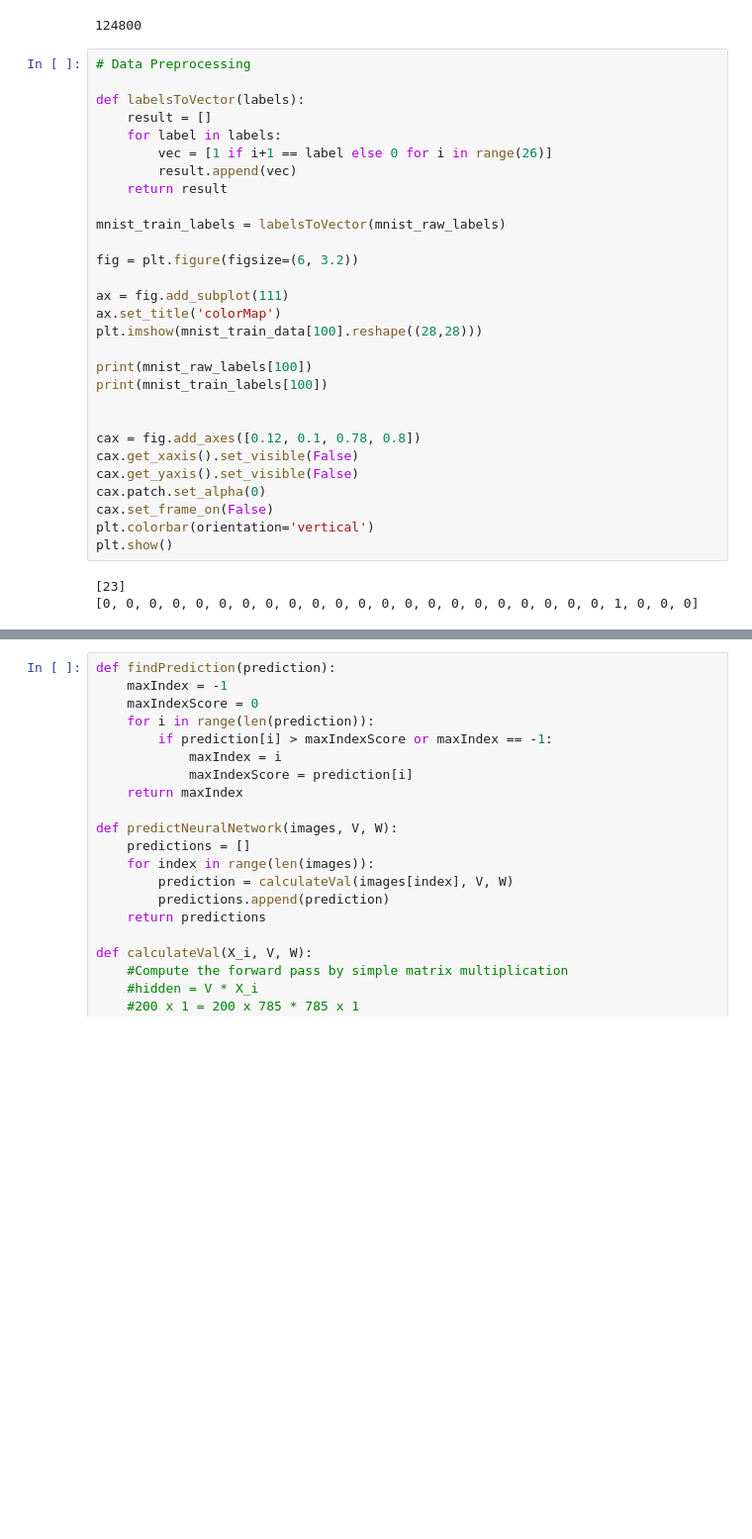
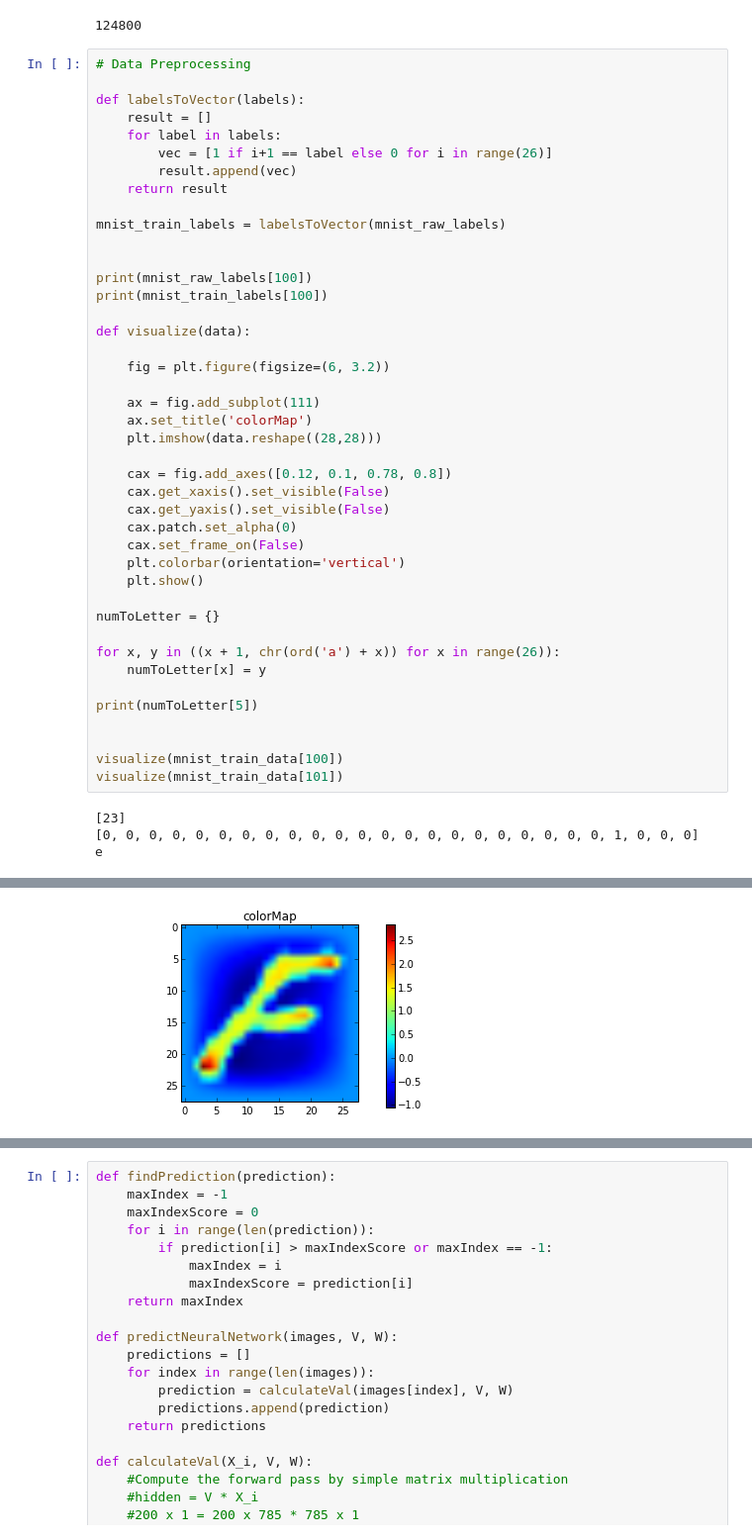
Before and after one commit to dantetam/tensorflowtest, a Jupyter notebook: hw06/CS189_HW06_CODE.ipynb, the cells around one changed output, grey strips where cells are left out. Shown at 99% size. Drawn from its saved outputs; the diff is of its cells as text; blank space fills up the shorter version.

```diff
--- a/hw06/CS189_HW06_CODE.ipynb
+++ b/hw06/CS189_HW06_CODE.ipynb
@@ -40,36 +40,51 @@ print(len(mnist_train_data))
 # %%
 # Data Preprocessing
 
 def labelsToVector(labels):
     result = []
     for label in labels:
         vec = [1 if i+1 == label else 0 for i in range(26)]
         result.append(vec)
     return result
 
 mnist_train_labels = labelsToVector(mnist_raw_labels)
 
-fig = plt.figure(figsize=(6, 3.2))
-
-ax = fig.add_subplot(111)
-ax.set_title('colorMap')
-plt.imshow(mnist_train_data[100].reshape((28,28)))
 
 print(mnist_raw_labels[100])
 print(mnist_train_labels[100])
 
+def visualize(data):
 
-cax = fig.add_axes([0.12, 0.1, 0.78, 0.8])
-cax.get_xaxis().set_visible(False)
-cax.get_yaxis().set_visible(False)
-cax.patch.set_alpha(0)
-cax.set_frame_on(False)
-plt.colorbar(orientation='vertical')
-plt.show()
+    fig = plt.figure(figsize=(6, 3.2))
+
+    ax = fig.add_subplot(111)
+    ax.set_title('colorMap')
+    plt.imshow(data.reshape((28,28)))
+
+    cax = fig.add_axes([0.12, 0.1, 0.78, 0.8])
+    cax.get_xaxis().set_visible(False)
+    cax.get_yaxis().set_visible(False)
+    cax.patch.set_alpha(0)
+    cax.set_frame_on(False)
+    plt.colorbar(orientation='vertical')
+    plt.show()
+
+numToLetter = {}
+
+for x, y in ((x + 1, chr(ord('a') + x)) for x in range(26)):
+    numToLetter[x] = y
+
+print(numToLetter[5])
+
+
+visualize(mnist_train_data[100])
+visualize(mnist_train_data[101])
 # %% [output]
 [23]
 [0, 0, 0, 0, 0, 0, 0, 0, 0, 0, 0, 0, 0, 0, 0, 0, 0, 0, 0, 0, 0, 0, 1, 0, 0, 0]
+e
 [figure]
+[figure, added]
 # %%
 # Main training of the network by SGD
 
```
Also changed, not shown: parts of 7 cells of this notebook.
